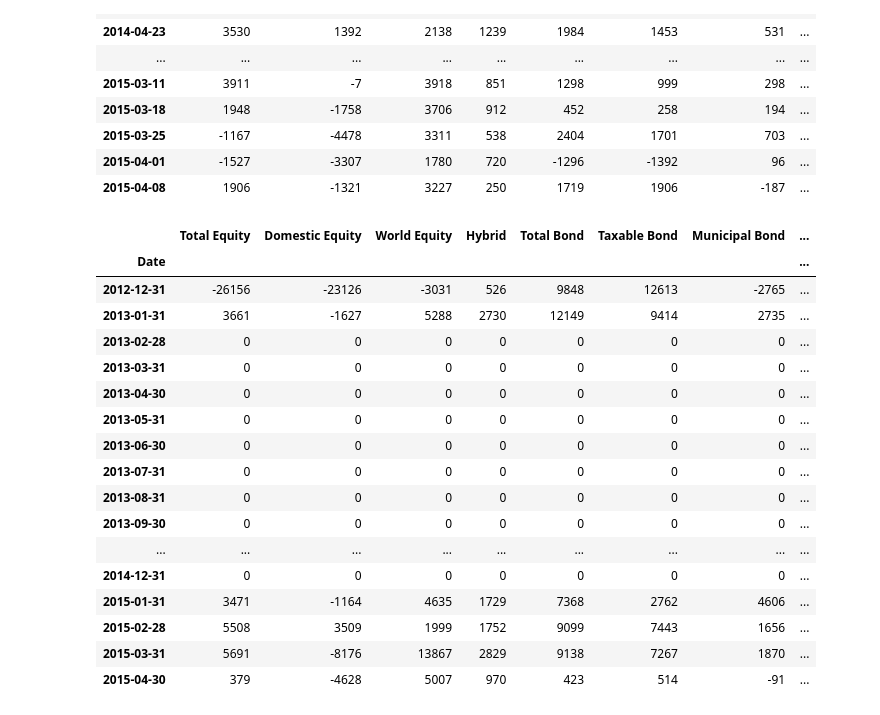
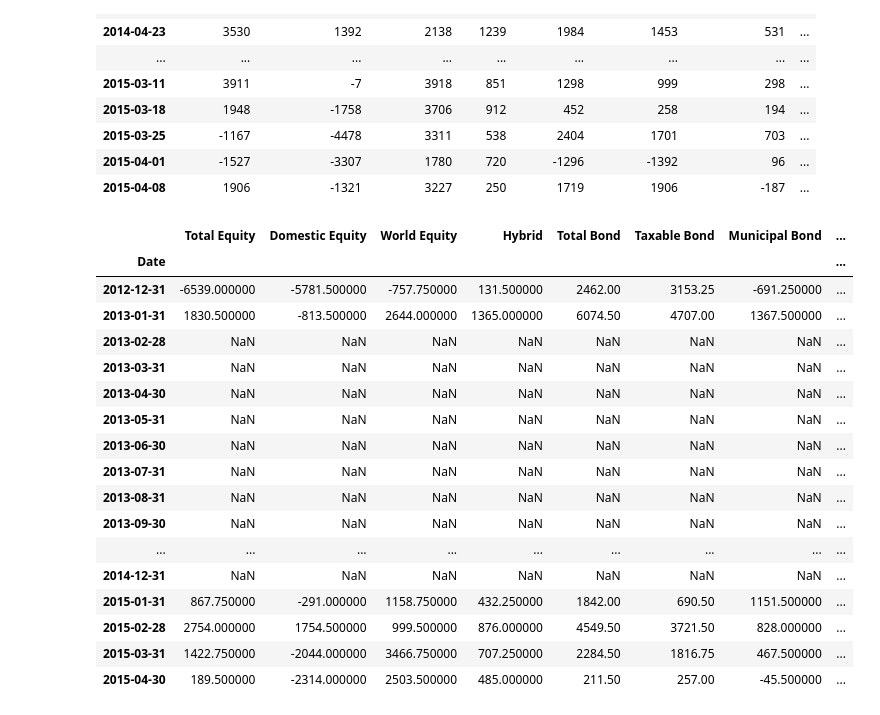
Before and after one commit to PilarDenia/activity_bootcamp_jun2020, a Jupyter notebook: 1_Data_Analysis/semana_16/día_1/investors - clase.ipynb, the cells around one changed output. Drawn from its saved outputs; the diff is of its cells as text; code cells hidden in the pictures.

```diff
--- a/1_Data_Analysis/semana_16/día_1/investors - clase.ipynb
+++ b/1_Data_Analysis/semana_16/día_1/investors - clase.ipynb
@@ -286,27 +288,27 @@ df
 | 2015-04-01 | -1527 | -3307 | 1780 | 720 | -1296 | -1392 | 96 | ... |
 | 2015-04-08 | 1906 | -1321 | 3227 | 250 | 1719 | 1906 | -187 | ... |
 # %%
-monthly_df = df.resample('M').sum()
+monthly_df = df.resample('M').mean()
 monthly_df
 # %% [output]
 |  | Total Equity | Domestic Equity | World Equity | Hybrid | Total Bond | Taxable Bond | Municipal Bond | ... |
 | Date |  |  |  |  |  |  |  | ... |
-| 2012-12-31 | -26156 | -23126 | -3031 | 526 | 9848 | 12613 | -2765 | ... |
-| 2013-01-31 | 3661 | -1627 | 5288 | 2730 | 12149 | 9414 | 2735 | ... |
-| 2013-02-28 | 0 | 0 | 0 | 0 | 0 | 0 | 0 | ... |
-| 2013-03-31 | 0 | 0 | 0 | 0 | 0 | 0 | 0 | ... |
-| 2013-04-30 | 0 | 0 | 0 | 0 | 0 | 0 | 0 | ... |
-| 2013-05-31 | 0 | 0 | 0 | 0 | 0 | 0 | 0 | ... |
-| 2013-06-30 | 0 | 0 | 0 | 0 | 0 | 0 | 0 | ... |
-| 2013-07-31 | 0 | 0 | 0 | 0 | 0 | 0 | 0 | ... |
-| 2013-08-31 | 0 | 0 | 0 | 0 | 0 | 0 | 0 | ... |
-| 2013-09-30 | 0 | 0 | 0 | 0 | 0 | 0 | 0 | ... |
+| 2012-12-31 | -6539.000000 | -5781.500000 | -757.750000 | 131.500000 | 2462.00 | 3153.25 | -691.250000 | ... |
+| 2013-01-31 | 1830.500000 | -813.500000 | 2644.000000 | 1365.000000 | 6074.50 | 4707.00 | 1367.500000 | ... |
+| 2013-02-28 | NaN | NaN | NaN | NaN | NaN | NaN | NaN | ... |
+| 2013-03-31 | NaN | NaN | NaN | NaN | NaN | NaN | NaN | ... |
+| 2013-04-30 | NaN | NaN | NaN | NaN | NaN | NaN | NaN | ... |
+| 2013-05-31 | NaN | NaN | NaN | NaN | NaN | NaN | NaN | ... |
+| 2013-06-30 | NaN | NaN | NaN | NaN | NaN | NaN | NaN | ... |
+| 2013-07-31 | NaN | NaN | NaN | NaN | NaN | NaN | NaN | ... |
+| 2013-08-31 | NaN | NaN | NaN | NaN | NaN | NaN | NaN | ... |
+| 2013-09-30 | NaN | NaN | NaN | NaN | NaN | NaN | NaN | ... |
 | ... | ... | ... | ... | ... | ... | ... | ... | ... |
-| 2014-12-31 | 0 | 0 | 0 | 0 | 0 | 0 | 0 | ... |
-| 2015-01-31 | 3471 | -1164 | 4635 | 1729 | 7368 | 2762 | 4606 | ... |
-| 2015-02-28 | 5508 | 3509 | 1999 | 1752 | 9099 | 7443 | 1656 | ... |
-| 2015-03-31 | 5691 | -8176 | 13867 | 2829 | 9138 | 7267 | 1870 | ... |
-| 2015-04-30 | 379 | -4628 | 5007 | 970 | 423 | 514 | -91 | ... |
+| 2014-12-31 | NaN | NaN | NaN | NaN | NaN | NaN | NaN | ... |
+| 2015-01-31 | 867.750000 | -291.000000 | 1158.750000 | 432.250000 | 1842.00 | 690.50 | 1151.500000 | ... |
+| 2015-02-28 | 2754.000000 | 1754.500000 | 999.500000 | 876.000000 | 4549.50 | 3721.50 | 828.000000 | ... |
+| 2015-03-31 | 1422.750000 | -2044.000000 | 3466.750000 | 707.250000 | 2284.50 | 1816.75 | 467.500000 | ... |
+| 2015-04-30 | 189.500000 | -2314.000000 | 2503.500000 | 485.000000 | 211.50 | 257.00 | -45.500000 | ... |
 # %%
 monthly_df = monthly_df[(monthly_df.T != 0).any()]
 # %%
```
Also changed, not shown: parts of 5 cells of this notebook, 15 other files.
